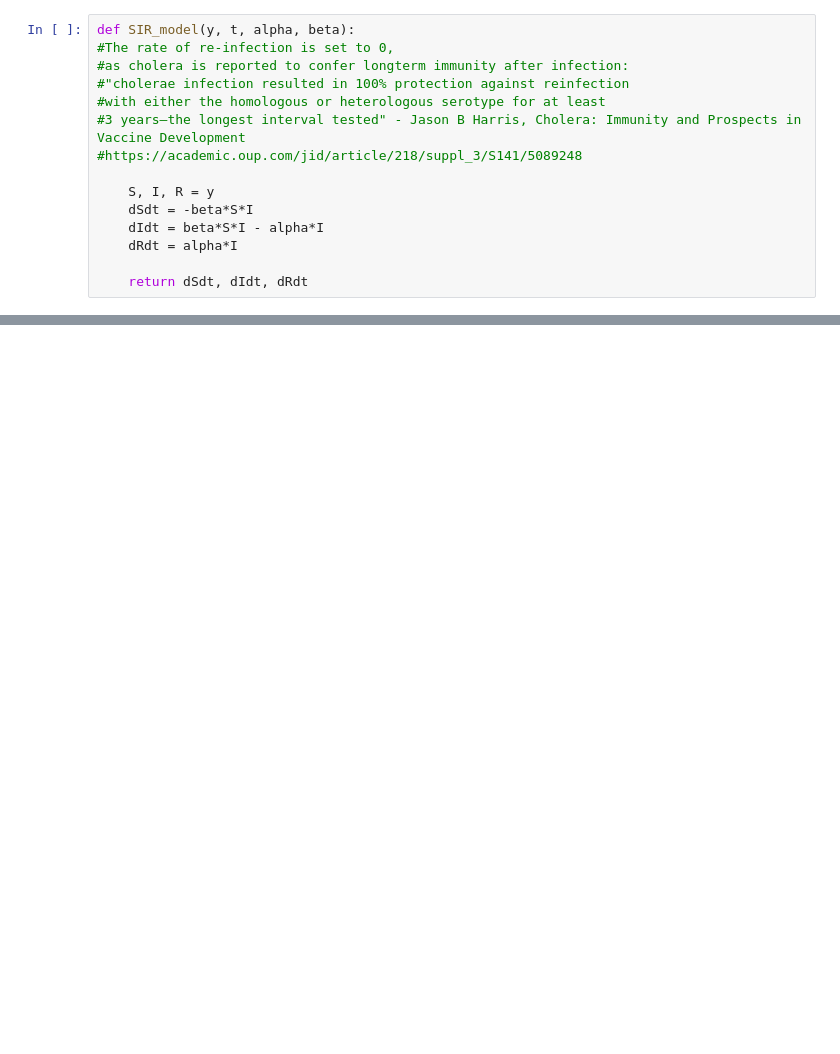
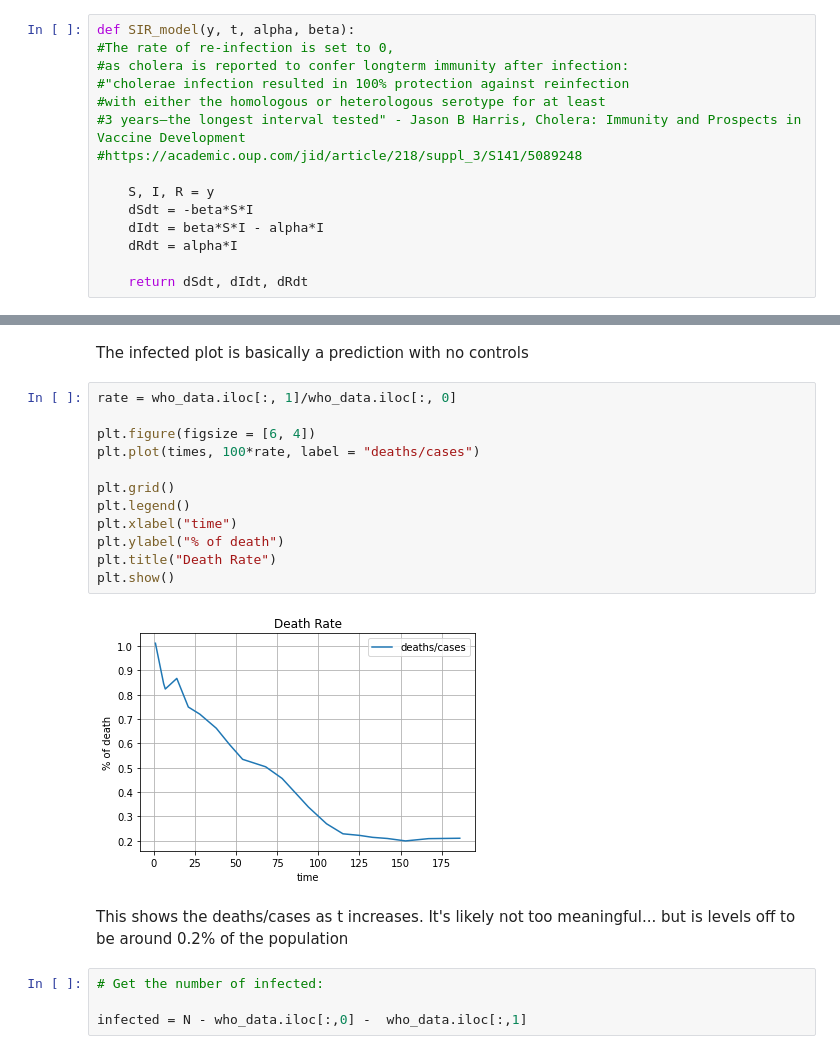
Before and after one commit to DusanKovac/Modelling-Cholera-Outbreak, a Jupyter notebook: first_go.ipynb, the cells around one changed output, grey strips where cells are left out. Saved outputs shown, nothing was run; the diff lists cells and outputs as text; blank space fills up the shorter version.

```diff
--- a/first_go.ipynb
+++ b/first_go.ipynb
@@ -67,0 +102,22 @@ NOTE: Since the data given are only reporting deaths, and the model is accountin
+# %% [markdown]
+The infected plot is basically a prediction with no controls
+# %%
+rate = who_data.iloc[:, 1]/who_data.iloc[:, 0]
+
+plt.figure(figsize = [6, 4])
+plt.plot(times, 100*rate, label = "deaths/cases")
+
+plt.grid()
+plt.legend()
+plt.xlabel("time")
+plt.ylabel("% of death")
+plt.title("Death Rate")
+plt.show()
+# %% [output]
+[figure, added]
+# %% [markdown]
+This shows the deaths/cases as t increases. It's likely not too meaningful... but is levels off to be around 0.2% of the population
+# %%
+# Get the number of infected:
+
+infected = N - who_data.iloc[:,0] -  who_data.iloc[:,1]
```
Also changed, not shown: parts of 17 cells of this notebook.
